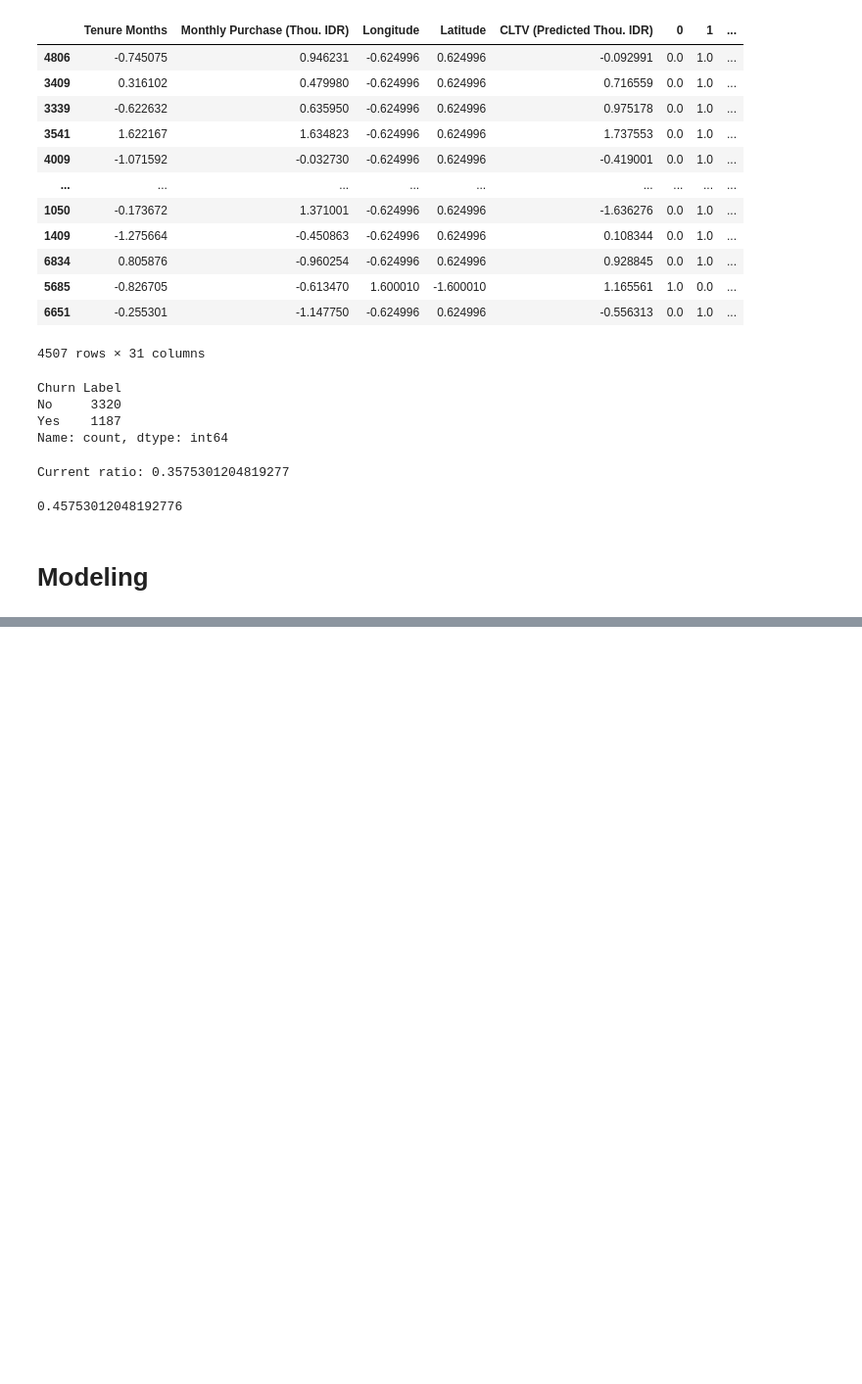
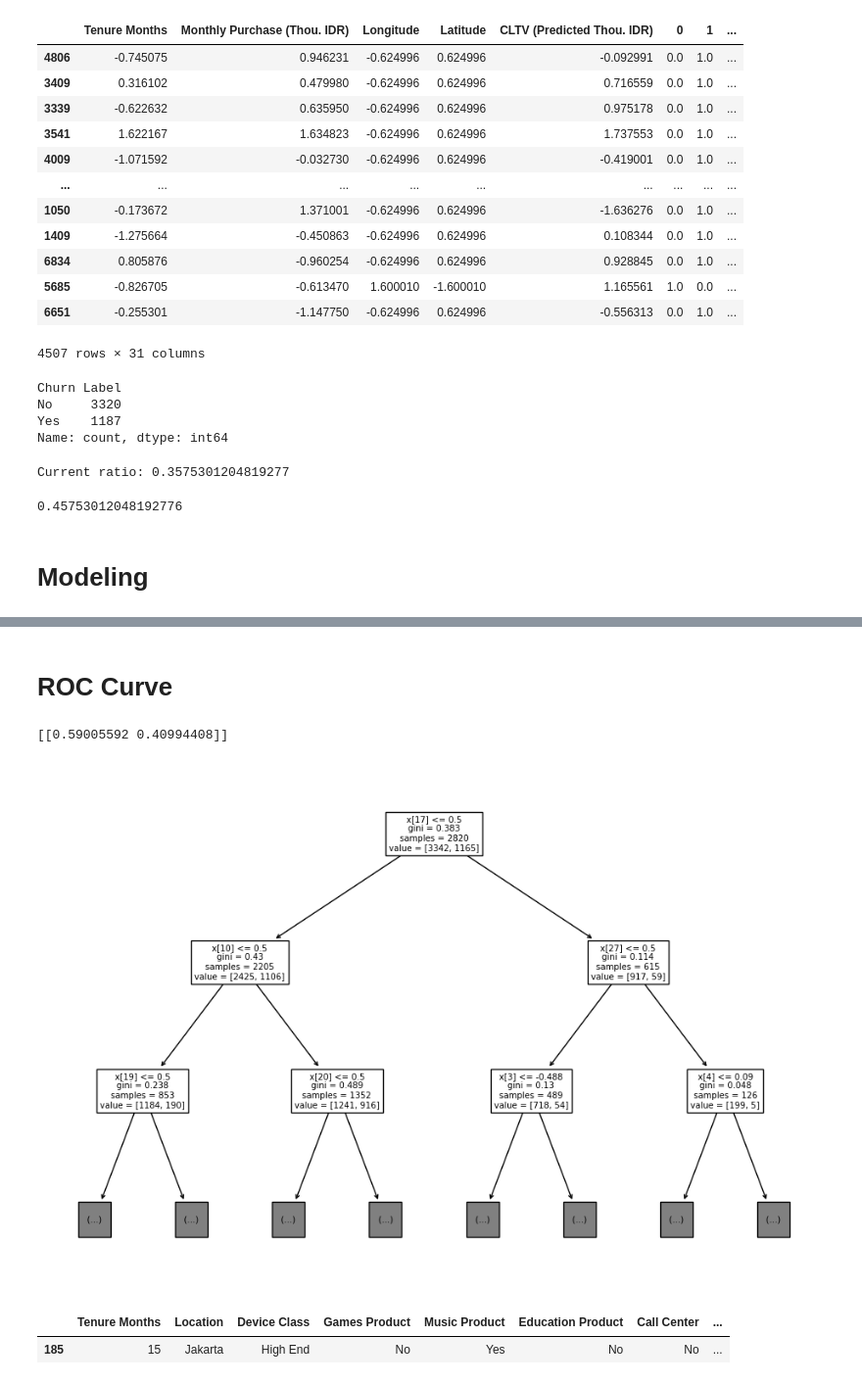
Before and after one commit to sntdshrly/dsw2023, a Jupyter notebook: dsw2023.ipynb, the cells around one changed output, grey strips where cells are left out. Shown at 98% size. Drawn from its saved outputs; the diff is of its cells as text; code cells hidden in the pictures; blank space fills up the shorter version.

```diff
--- a/dsw2023.ipynb
+++ b/dsw2023.ipynb
@@ -552,3 +555,6 @@ X_train_resampled, y_train_resampled = smote.fit_resample(X_train_encoded, y_tra
 X_train_resampled, y_train_resampled = random_under_sampling.fit_resample(X_train_resampled, y_train_resampled)
 # %% [markdown]
 # Modeling
+# %%
+random_forest = RandomForestClassifier()
+random_forest.fit(X_train_resampled, y_train_resampled)
@@ -554,0 +565,8 @@ X_train_resampled, y_train_resampled = random_under_sampling.fit_resample(X_trai
+# %%
+param_distributions = {'n_estimators': [10, 50, 100, 200],
+                       'max_depth': [None, 5, 10, 20],
+                       'min_samples_split': [2, 5, 10],
+                       'min_samples_leaf': [1, 2, 4]}
+# %%
+random_search = RandomizedSearchCV(random_forest, param_distributions, n_iter=10, cv=5, error_score='raise')
+random_search.fit(X_train_resampled, y_train_resampled)
@@ -554,0 +580,3 @@ X_train_resampled, y_train_resampled = random_under_sampling.fit_resample(X_trai
+# %%
+rf_best = random_search.best_estimator_
+rf_best.fit(X_train_encoded, y_train)
@@ -554,0 +611,18 @@ X_train_resampled, y_train_resampled = random_under_sampling.fit_resample(X_trai
+# %% [markdown]
+# ROC Curve
+# %%
+# Plot decision tree pertama di random forest
+fig, ax = plt.subplots(figsize=(12, 8))
+plot_tree(rf_best.estimators_[0], max_depth=2, ax=ax)
+# Untuk memvisualisasikan probabilitas kelas di setiap node, gunakan metode `predict_proba` di seluruh random forest
+# Misalnya untuk memprediksi probabilitas kelas untuk contoh pertama dalam test set:
+probs = rf_best.predict_proba(X_test_encoded[:1])
+print(probs)
+# %% [output]
+[[0.59005592 0.40994408]]
+[figure, added]
+# %%
+X_test[:1]
+# %% [output]
+|  | Tenure Months | Location | Device Class | Games Product | Music Product | Education Product | Call Center | ... |
+| 185 | 15 | Jakarta | High End | No | Yes | No | No | ... |
```
Also changed, not shown: parts of 10 cells of this notebook.
